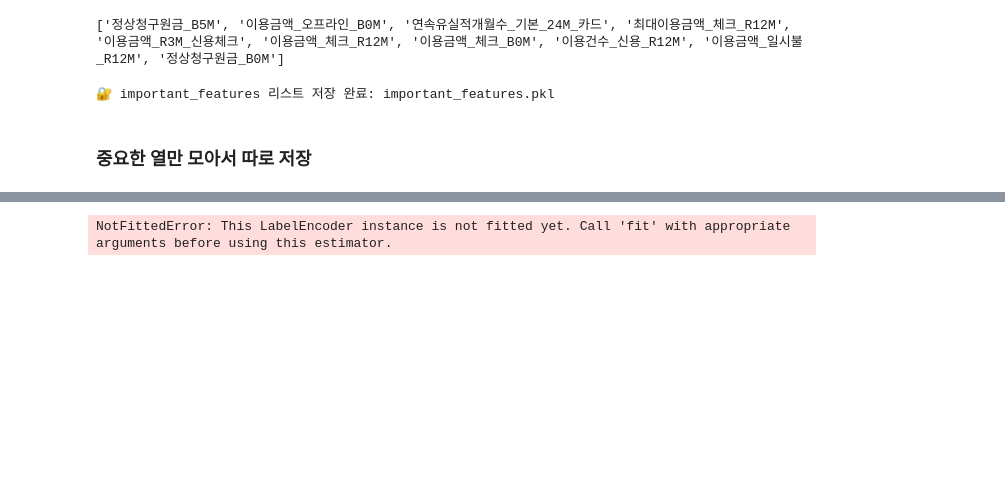
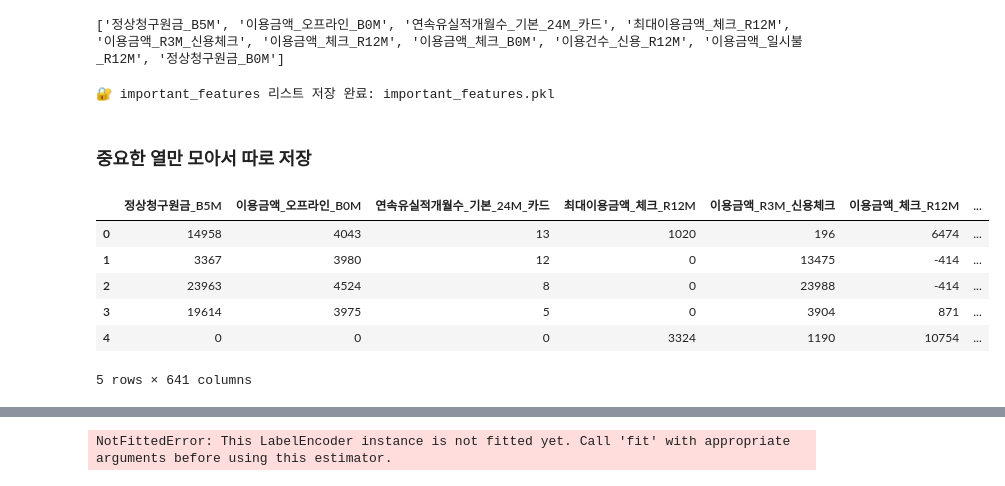
Before and after one commit to Yoo-SeungHyeon/DACON, a Jupyter notebook: 01_신용카드_고객_세그먼트_분류_AI_경진대회/유승현/xgboost_d10.ipynb, the cells around one changed output, grey strips where cells are left out. Cells and saved outputs as stored; diff of their text form; code cells hidden in the pictures; blank space fills up the shorter version.

```diff
--- a/01_신용카드_고객_세그먼트_분류_AI_경진대회/유승현/xgboost_d10.ipynb
+++ b/01_신용카드_고객_세그먼트_분류_AI_경진대회/유승현/xgboost_d10.ipynb
@@ -204,6 +204,16 @@ numeric_df = pd.read_csv("../data/numeric_train.csv")
 important_df = numeric_df[important_features + ['Segment']]
 
 important_df.to_csv('../data/important_train.csv', index = False)
+# %%
+important_df.head()
+# %% [output]
+|  | 정상청구원금_B5M | 이용금액_오프라인_B0M | 연속유실적개월수_기본_24M_카드 | 최대이용금액_체크_R12M | 이용금액_R3M_신용체크 | 이용금액_체크_R12M | ... |
+| 0 | 14958 | 4043 | 13 | 1020 | 196 | 6474 | ... |
+| 1 | 3367 | 3980 | 12 | 0 | 13475 | -414 | ... |
+| 2 | 23963 | 4524 | 8 | 0 | 23988 | -414 | ... |
+| 3 | 19614 | 3975 | 5 | 0 | 3904 | 871 | ... |
+| 4 | 0 | 0 | 0 | 3324 | 1190 | 10754 | ... |
+5 rows × 641 columns
 # %%
 import pandas as pd
 import joblib
```
Also changed, not shown: 3 other files.
